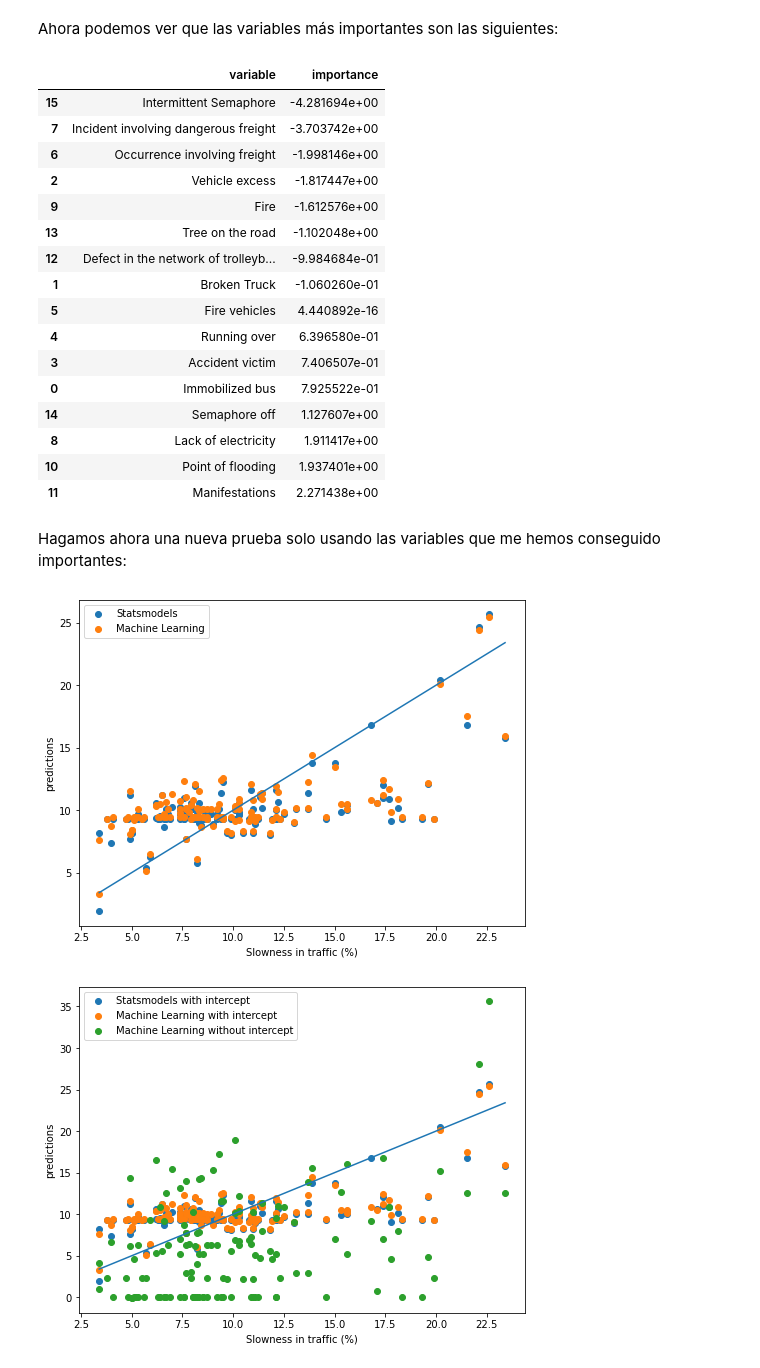
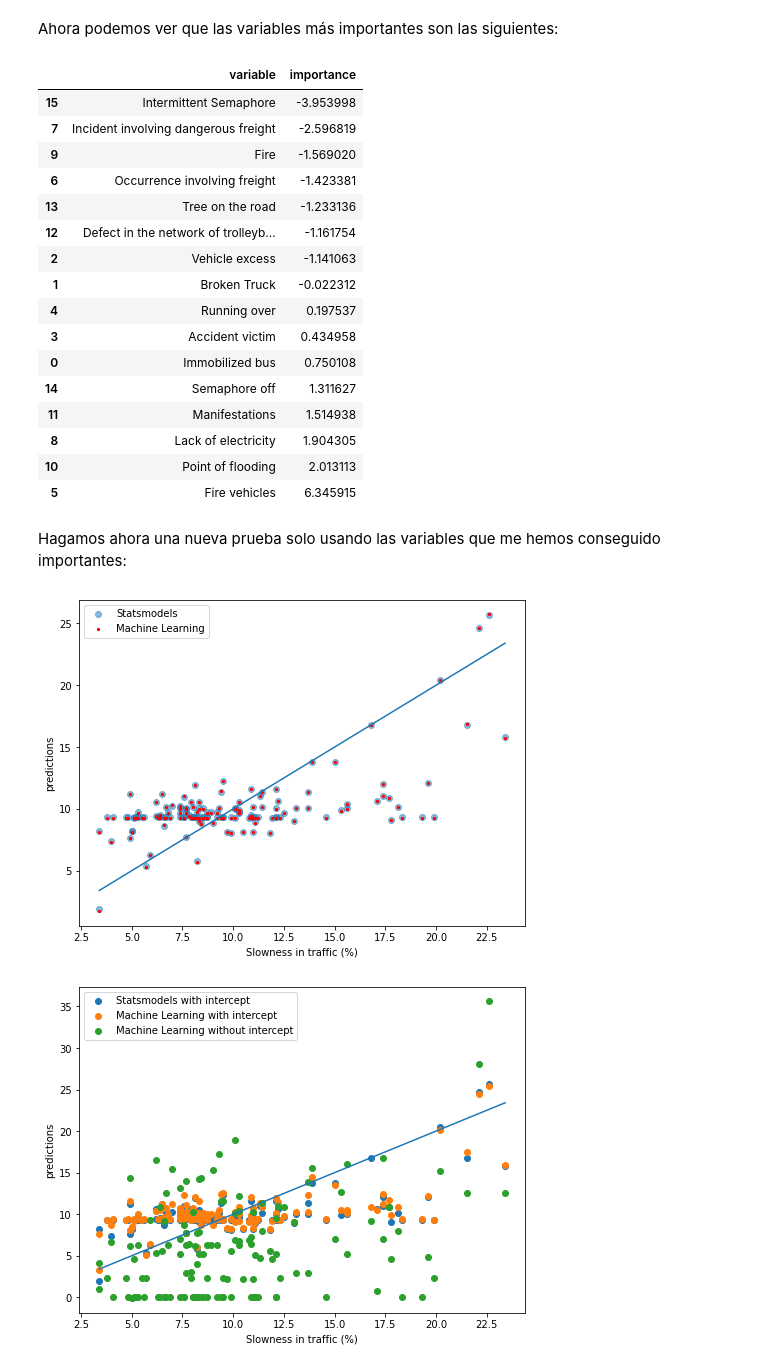
Before and after one commit to sierraporta/data_science_course_UTB, a Jupyter notebook: Clase7/Regresiones_ML.ipynb, the cells around one changed output. Saved outputs shown, nothing was run; the diff lists cells and outputs as text; code cells hidden in the pictures.

```diff
--- a/Clase7/Regresiones_ML.ipynb
+++ b/Clase7/Regresiones_ML.ipynb
@@ -159,7 +172,7 @@ from sklearn.model_selection import train_test_split
 features=data.drop(columns=["Slowness in traffic (%)"])
 target=data["Slowness in traffic (%)"]
 # splitting the data
-x_train, x_test, y_train, y_test = train_test_split(features, target, test_size = 0.2, random_state = 42)
+x_train, x_test, y_train, y_test = train_test_split(features, target, test_size = 0.00001, random_state = 42)
 # %%
 # importing module
 from sklearn.linear_model import LinearRegression
@@ -212,38 +220,38 @@ important=pd.DataFrame({"variable":var,"importance":importance})
 important.sort_values(by="importance")
 # %% [output]
 |  | variable | importance |
-| 15 | Intermittent Semaphore | -4.281694e+00 |
-| 7 | Incident involving dangerous freight | -3.703742e+00 |
-| 6 | Occurrence involving freight | -1.998146e+00 |
-| 2 | Vehicle excess | -1.817447e+00 |
-| 9 | Fire | -1.612576e+00 |
-| 13 | Tree on the road | -1.102048e+00 |
-| 12 | Defect in the network of trolleyb... | -9.984684e-01 |
-| 1 | Broken Truck | -1.060260e-01 |
-| 5 | Fire vehicles | 4.440892e-16 |
-| 4 | Running over | 6.396580e-01 |
-| 3 | Accident victim | 7.406507e-01 |
-| 0 | Immobilized bus | 7.925522e-01 |
-| 14 | Semaphore off | 1.127607e+00 |
-| 8 | Lack of electricity | 1.911417e+00 |
-| 10 | Point of flooding | 1.937401e+00 |
-| 11 | Manifestations | 2.271438e+00 |
+| 15 | Intermittent Semaphore | -3.953998 |
+| 7 | Incident involving dangerous freight | -2.596819 |
+| 9 | Fire | -1.569020 |
+| 6 | Occurrence involving freight | -1.423381 |
+| 13 | Tree on the road | -1.233136 |
+| 12 | Defect in the network of trolleyb... | -1.161754 |
+| 2 | Vehicle excess | -1.141063 |
+| 1 | Broken Truck | -0.022312 |
+| 4 | Running over | 0.197537 |
+| 3 | Accident victim | 0.434958 |
+| 0 | Immobilized bus | 0.750108 |
+| 14 | Semaphore off | 1.311627 |
+| 11 | Manifestations | 1.514938 |
+| 8 | Lack of electricity | 1.904305 |
+| 10 | Point of flooding | 2.013113 |
+| 5 | Fire vehicles | 6.345915 |
 # %% [markdown]
 Hagamos ahora una nueva prueba solo usando las variables que me hemos conseguido importantes:
 # %%
 predictions_LR=LR.predict(features)
 # %%
 plt.figure(figsize=(8,6))
-plt.scatter(data["Slowness in traffic (%)"],predictions_SM, label="Statsmodels")
-plt.scatter(data["Slowness in traffic (%)"],predictions_LR, label="Machine Learning")
+plt.scatter(data["Slowness in traffic (%)"],predictions_SM, label="Statsmodels",alpha=0.5)
+plt.scatter(data["Slowness in traffic (%)"],predictions_LR, label="Machine Learning",s=5,c="r")
 u=np.linspace(data["Slowness in traffic (%)"].min(),data["Slowness in traffic (%)"].max(),5)
 plt.plot(u,u)
 plt.xlabel("Slowness in traffic (%)")
 plt.ylabel("predictions")
 plt.legend()
 plt.show()
 # %% [output]
-[figure, old version]
+[figure, new version]
 # %%
 LR2 = LinearRegression(fit_intercept=False)
 # fitting the training data
```
Also changed, not shown: parts of 13 cells of this notebook, 1 other file.
